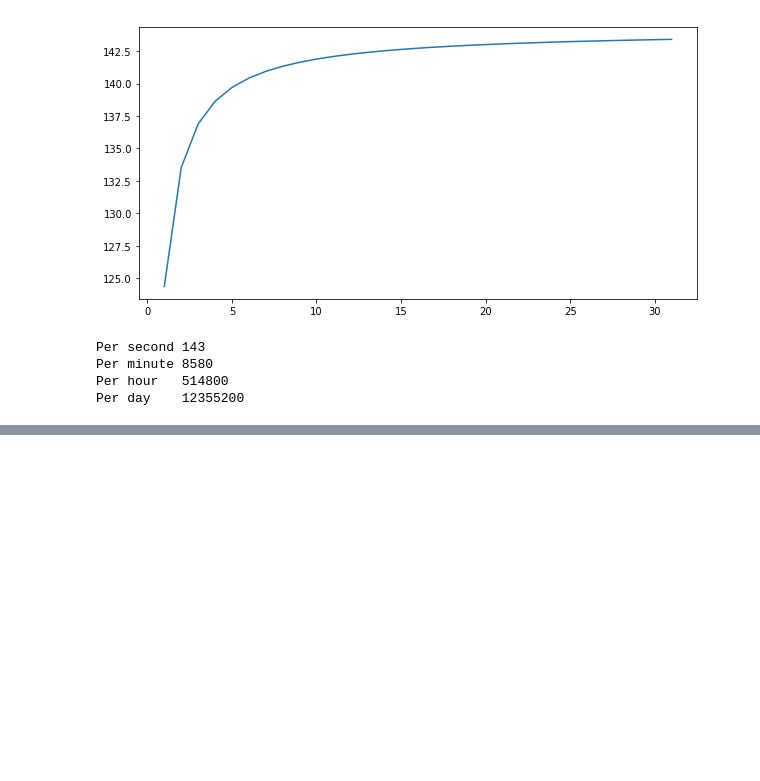
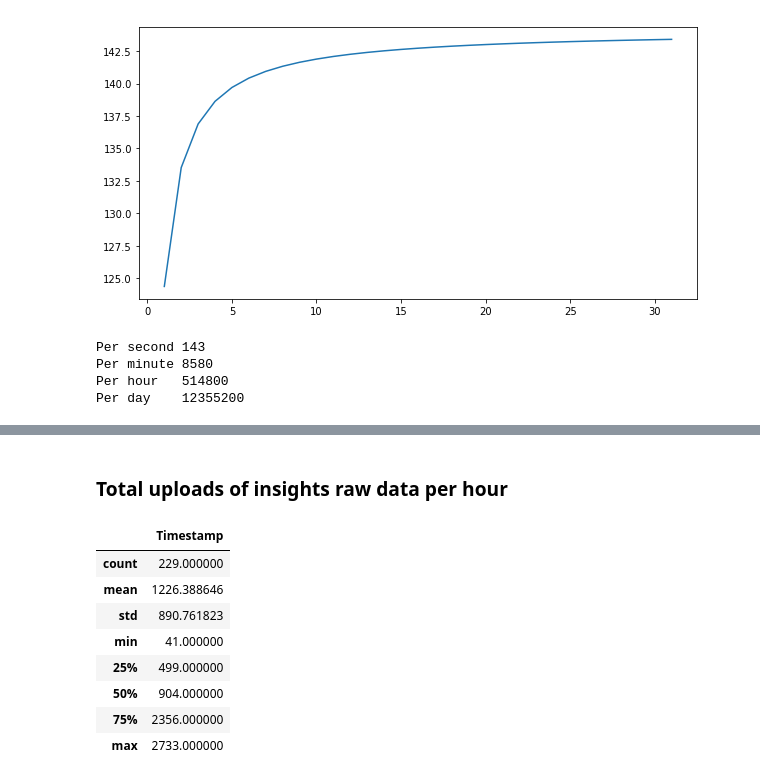
Before and after one commit to tisnik/jupyter-notebook-examples, a Jupyter notebook: consumer_benchmarks.ipynb, the cells around one changed output, grey strips where cells are left out. Cells and saved outputs as stored; diff of their text form; code cells hidden in the pictures; blank space fills up the shorter version.

```diff
--- a/consumer_benchmarks.ipynb
+++ b/consumer_benchmarks.ipynb
@@ -258,0 +285,15 @@ Per day    12355200
+# %% [markdown]
+### Total uploads of insights raw data per hour
+# %%
+by_hour = upload_timestamps.resample('60min', on='Timestamp').count()
+by_hour[:-1].describe()
+# %% [output]
+|  | Timestamp |
+| count | 229.000000 |
+| mean | 1226.388646 |
+| std | 890.761823 |
+| min | 41.000000 |
+| 25% | 499.000000 |
+| 50% | 904.000000 |
+| 75% | 2356.000000 |
+| max | 2733.000000 |
```
Also changed, not shown: parts of 17 cells of this notebook.
